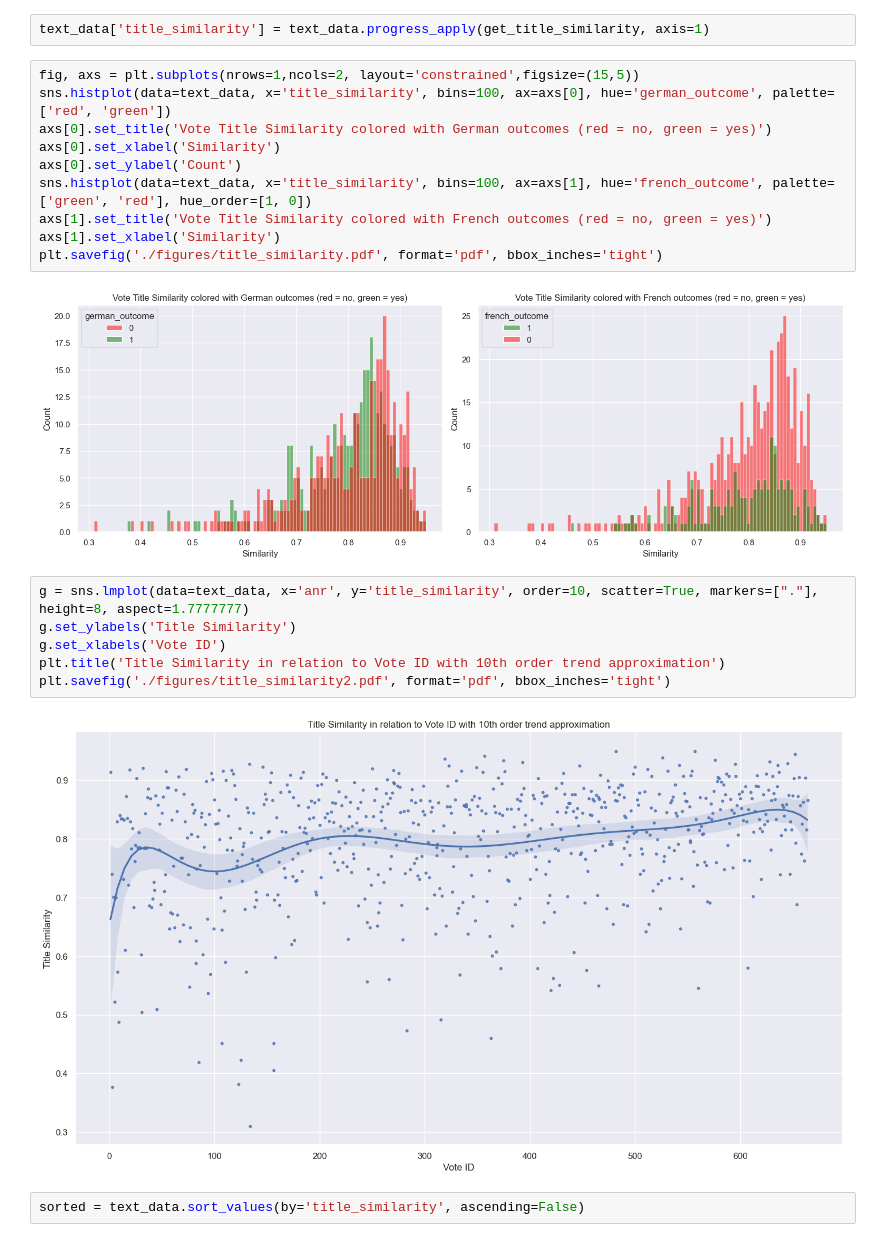
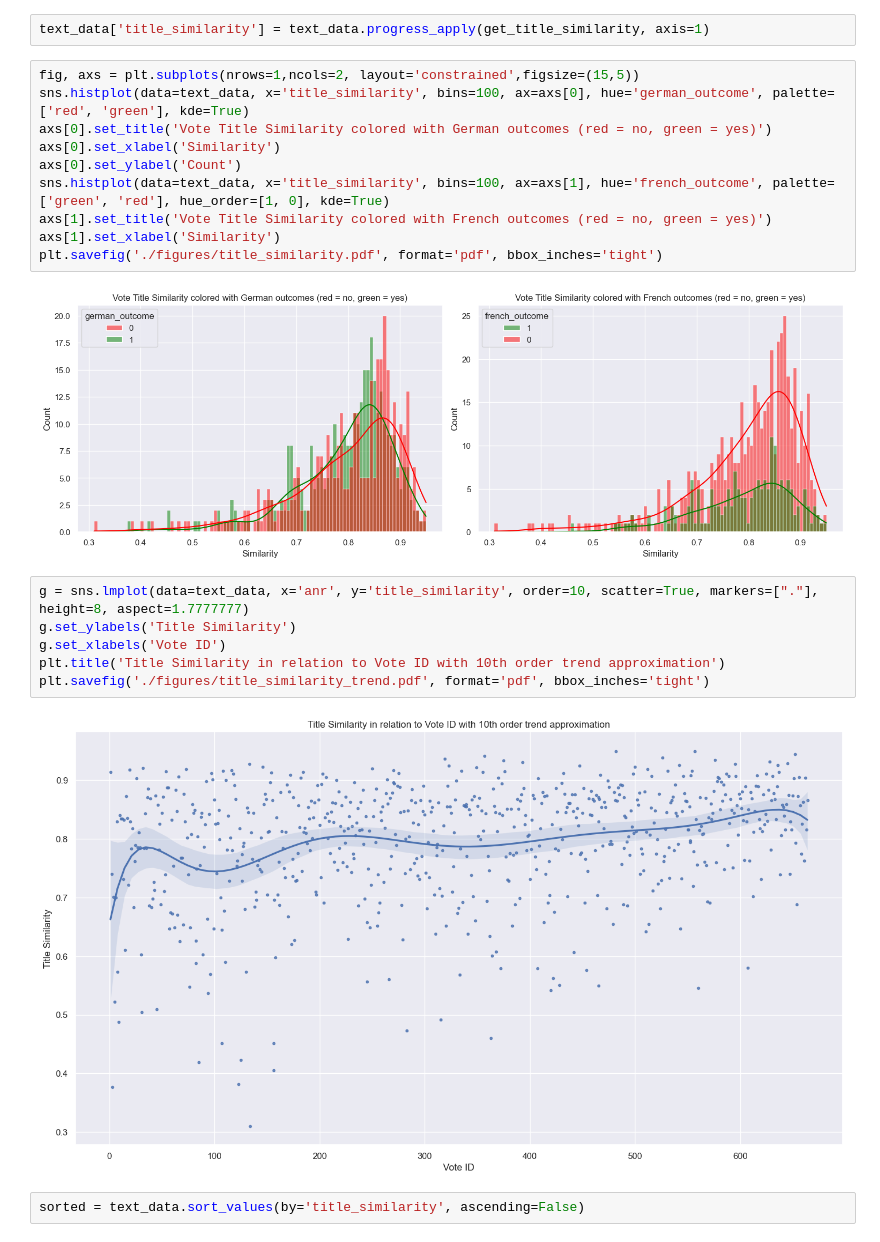
Before and after one commit to emilfunke/SwissVotingAnalysis, a Jupyter notebook: replication.ipynb, the cells around one changed output. Drawn from its saved outputs; the diff is of its cells as text.

```diff
--- a/replication.ipynb
+++ b/replication.ipynb
@@ -159,22 +159,22 @@ def get_title_similarity(row):
 text_data['title_similarity'] = text_data.progress_apply(get_title_similarity, axis=1)
 # %%
 fig, axs = plt.subplots(nrows=1,ncols=2, layout='constrained',figsize=(15,5))
-sns.histplot(data=text_data, x='title_similarity', bins=100, ax=axs[0], hue='german_outcome', palette=['red', 'green'])
+sns.histplot(data=text_data, x='title_similarity', bins=100, ax=axs[0], hue='german_outcome', palette=['red', 'green'], kde=True)
 axs[0].set_title('Vote Title Similarity colored with German outcomes (red = no, green = yes)')
 axs[0].set_xlabel('Similarity')
 axs[0].set_ylabel('Count')
-sns.histplot(data=text_data, x='title_similarity', bins=100, ax=axs[1], hue='french_outcome', palette=['green', 'red'], hue_order=[1, 0])
+sns.histplot(data=text_data, x='title_similarity', bins=100, ax=axs[1], hue='french_outcome', palette=['green', 'red'], hue_order=[1, 0], kde=True)
 axs[1].set_title('Vote Title Similarity colored with French outcomes (red = no, green = yes)')
 axs[1].set_xlabel('Similarity')
 plt.savefig('./figures/title_similarity.pdf', format='pdf', bbox_inches='tight')
 # %% [output]
-[figure, old version]
+[figure, new version]
 # %%
 g = sns.lmplot(data=text_data, x='anr', y='title_similarity', order=10, scatter=True, markers=["."], height=8, aspect=1.7777777)
 g.set_ylabels('Title Similarity')
 g.set_xlabels('Vote ID')
 plt.title('Title Similarity in relation to Vote ID with 10th order trend approximation')
-plt.savefig('./figures/title_similarity2.pdf', format='pdf', bbox_inches='tight')
+plt.savefig('./figures/title_similarity_trend.pdf', format='pdf', bbox_inches='tight')
 # %% [output]
 [figure]
 # %%
```
Also changed, not shown: parts of 3 cells of this notebook, 3 other files.
